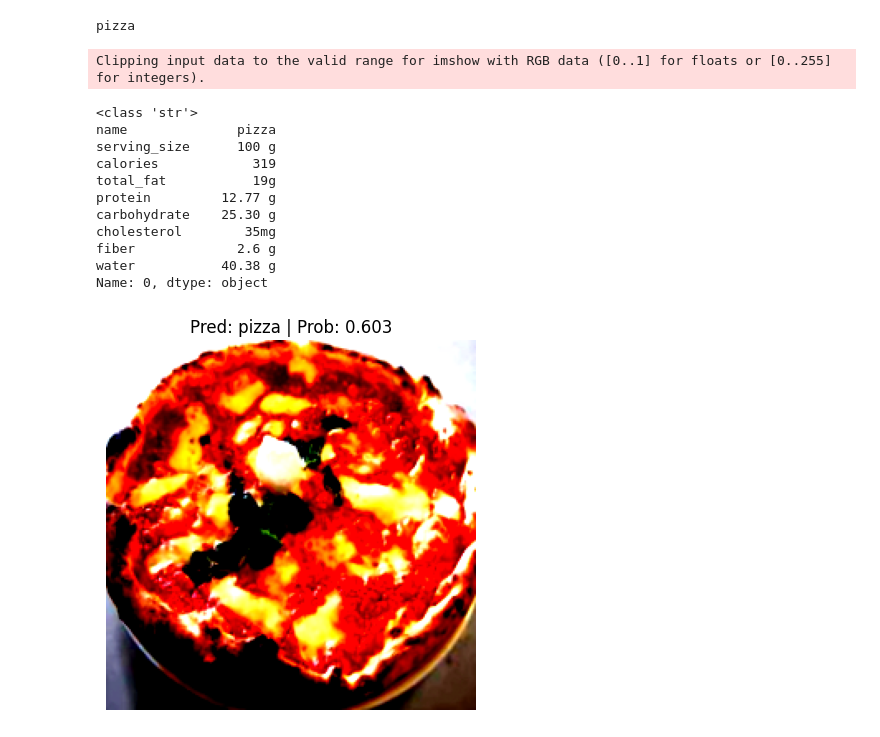
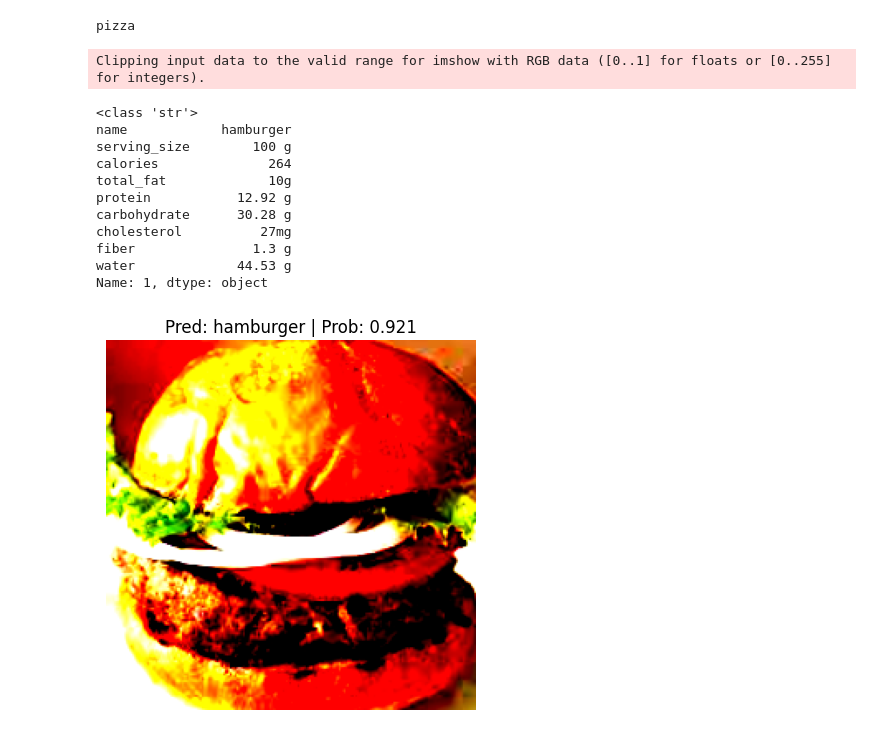
Before and after one commit to stanleyedward/MacroNom, a Jupyter notebook: pred.ipynb, the cells around one changed output. Cells and saved outputs as stored; diff of their text form; code cells hidden in the pictures.

```diff
--- a/pred.ipynb
+++ b/pred.ipynb
@@ -72,33 +72,33 @@ pizza
 # %%
 import utils
 
 
 import pathlib as Path
 class_names = class_names
 
 import pandas as pd
 df = pd.read_csv('data/macros.csv') #database placeholder
 macro_nutrients = df[['name','serving_size','calories','total_fat','protein','carbohydrate','cholesterol','fiber','water']]
 pred_name = utils.pred_and_plot_image(model=vit,
-    image_path='image.png',
+    image_path='borgor.jpg',
     class_names=class_names,
     transform=vit_transforms
     )
 import pandas as pd
-df = pd.read_csv('macros.csv') #database placeholder
+df = pd.read_csv('data/macros.csv') #database placeholder
 macro_nutrients = df[['name','serving_size','calories','total_fat','protein','carbohydrate','cholesterol','fiber','water']]
 print(macro_nutrients.loc[macro_nutrients["name"] == class_names[pred_name]].squeeze())
 # %% [output]
 Clipping input data to the valid range for imshow with RGB data ([0..1] for floats or [0..255] for integers).
 <class 'str'>
-name              pizza
-serving_size      100 g
-calories            319
-total_fat           19g
-protein         12.77 g
-carbohydrate    25.30 g
-cholesterol        35mg
-fiber             2.6 g
-water           40.38 g
-Name: 0, dtype: object
+name            hamburger
+serving_size        100 g
+calories              264
+total_fat             10g
+protein           12.92 g
+carbohydrate      30.28 g
+cholesterol          27mg
+fiber               1.3 g
+water             44.53 g
+Name: 1, dtype: object
-[figure, old version]
+[figure, new version]
```
Also changed, not shown: 2 other files.
